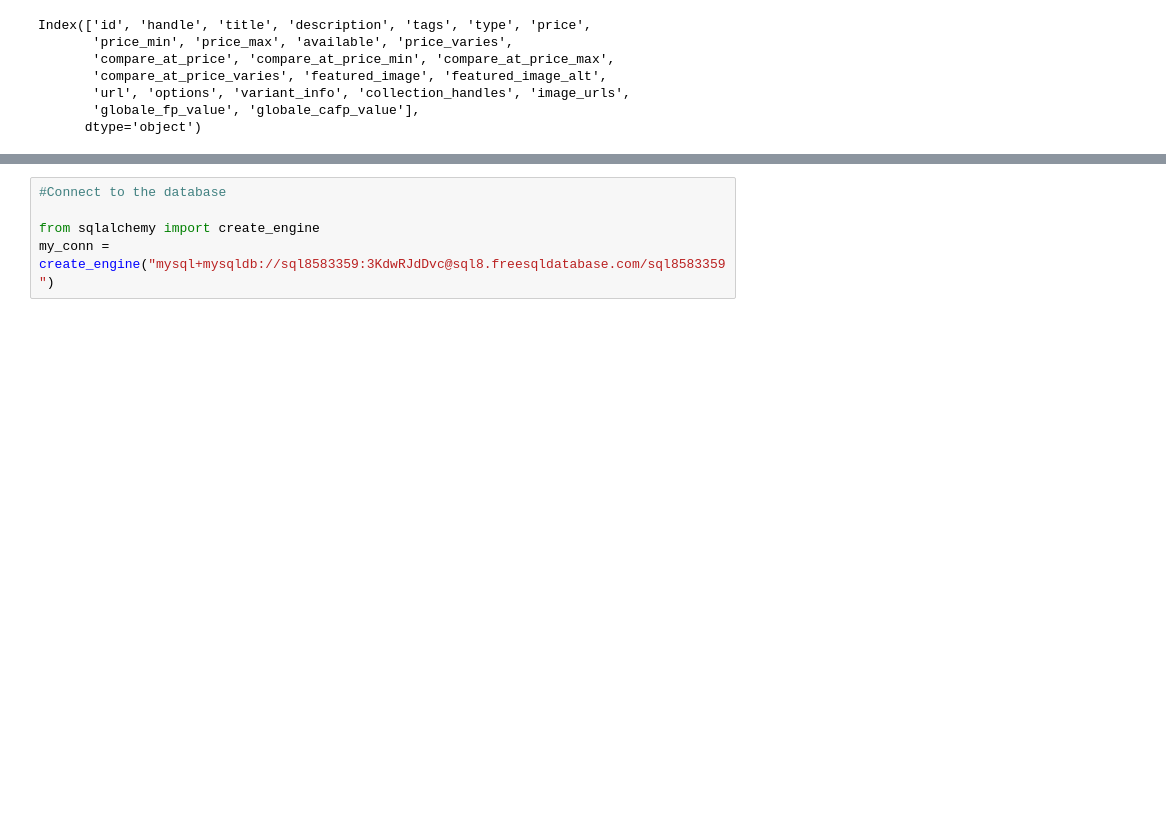
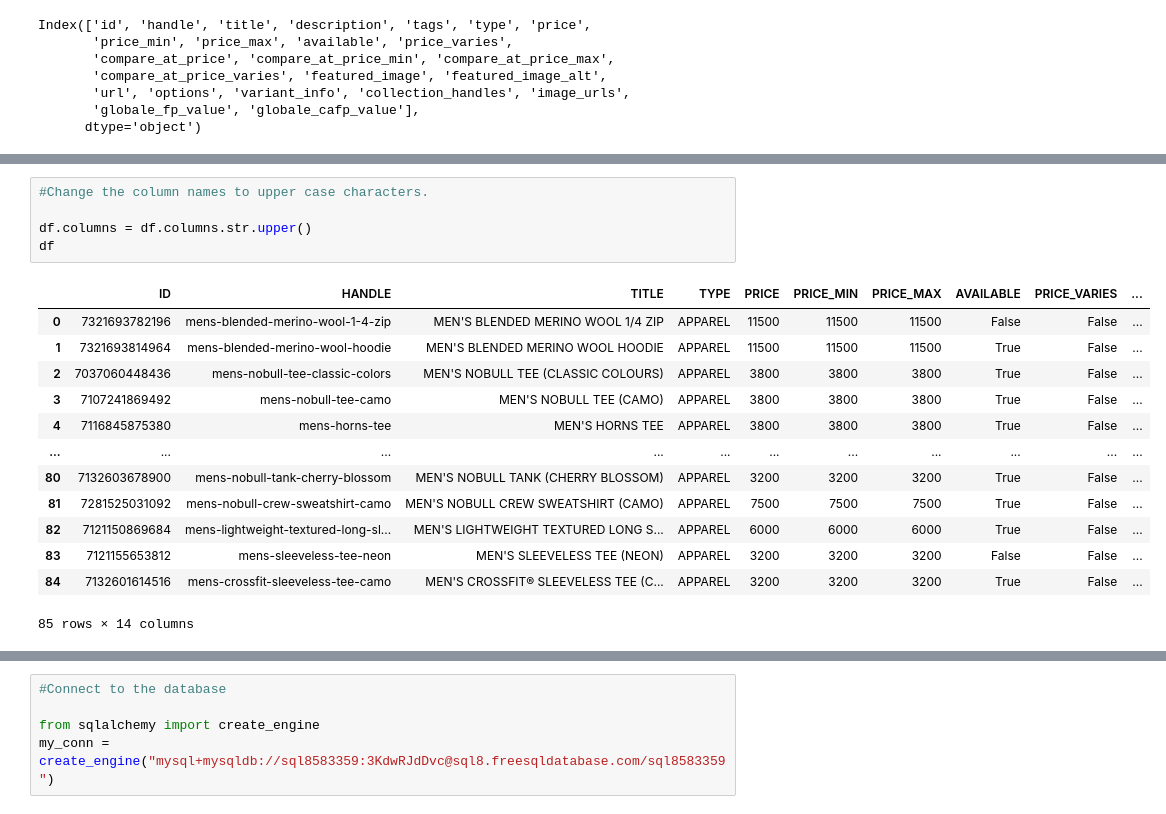
Before and after one commit to mohammau/PythonAssignment2_DBS, a Jupyter notebook: PythonAssignment2NoBullFinal.ipynb, the cells around one changed output, grey strips where cells are left out. Drawn from its saved outputs; the diff is of its cells as text; blank space fills up the shorter version.

```diff
--- a/PythonAssignment2NoBullFinal.ipynb
+++ b/PythonAssignment2NoBullFinal.ipynb
@@ -175,0 +182,19 @@ df
+# %%
+#Change the column names to upper case characters.
+
+df.columns = df.columns.str.upper()
+df
+# %% [output]
+|  | ID | HANDLE | TITLE | TYPE | PRICE | PRICE_MIN | PRICE_MAX | AVAILABLE | PRICE_VARIES | ... |
+| 0 | 7321693782196 | mens-blended-merino-wool-1-4-zip | MEN'S BLENDED MERINO WOOL 1/4 ZIP | APPAREL | 11500 | 11500 | 11500 | False | False | ... |
+| 1 | 7321693814964 | mens-blended-merino-wool-hoodie | MEN'S BLENDED MERINO WOOL HOODIE | APPAREL | 11500 | 11500 | 11500 | True | False | ... |
+| 2 | 7037060448436 | mens-nobull-tee-classic-colors | MEN'S NOBULL TEE (CLASSIC COLOURS) | APPAREL | 3800 | 3800 | 3800 | True | False | ... |
+| 3 | 7107241869492 | mens-nobull-tee-camo | MEN'S NOBULL TEE (CAMO) | APPAREL | 3800 | 3800 | 3800 | True | False | ... |
+| 4 | 7116845875380 | mens-horns-tee | MEN'S HORNS TEE | APPAREL | 3800 | 3800 | 3800 | True | False | ... |
+| ... | ... | ... | ... | ... | ... | ... | ... | ... | ... | ... |
+| 80 | 7132603678900 | mens-nobull-tank-cherry-blossom | MEN'S NOBULL TANK (CHERRY BLOSSOM) | APPAREL | 3200 | 3200 | 3200 | True | False | ... |
+| 81 | 7281525031092 | mens-nobull-crew-sweatshirt-camo | MEN'S NOBULL CREW SWEATSHIRT (CAMO) | APPAREL | 7500 | 7500 | 7500 | True | False | ... |
+| 82 | 7121150869684 | mens-lightweight-textured-long-sl... | MEN'S LIGHTWEIGHT TEXTURED LONG S... | APPAREL | 6000 | 6000 | 6000 | True | False | ... |
+| 83 | 7121155653812 | mens-sleeveless-tee-neon | MEN'S SLEEVELESS TEE (NEON) | APPAREL | 3200 | 3200 | 3200 | False | False | ... |
+| 84 | 7132601614516 | mens-crossfit-sleeveless-tee-camo | MEN'S CROSSFIT® SLEEVELESS TEE (C... | APPAREL | 3200 | 3200 | 3200 | True | False | ... |
+85 rows × 14 columns
```
Also changed, not shown: parts of 19 cells of this notebook.
